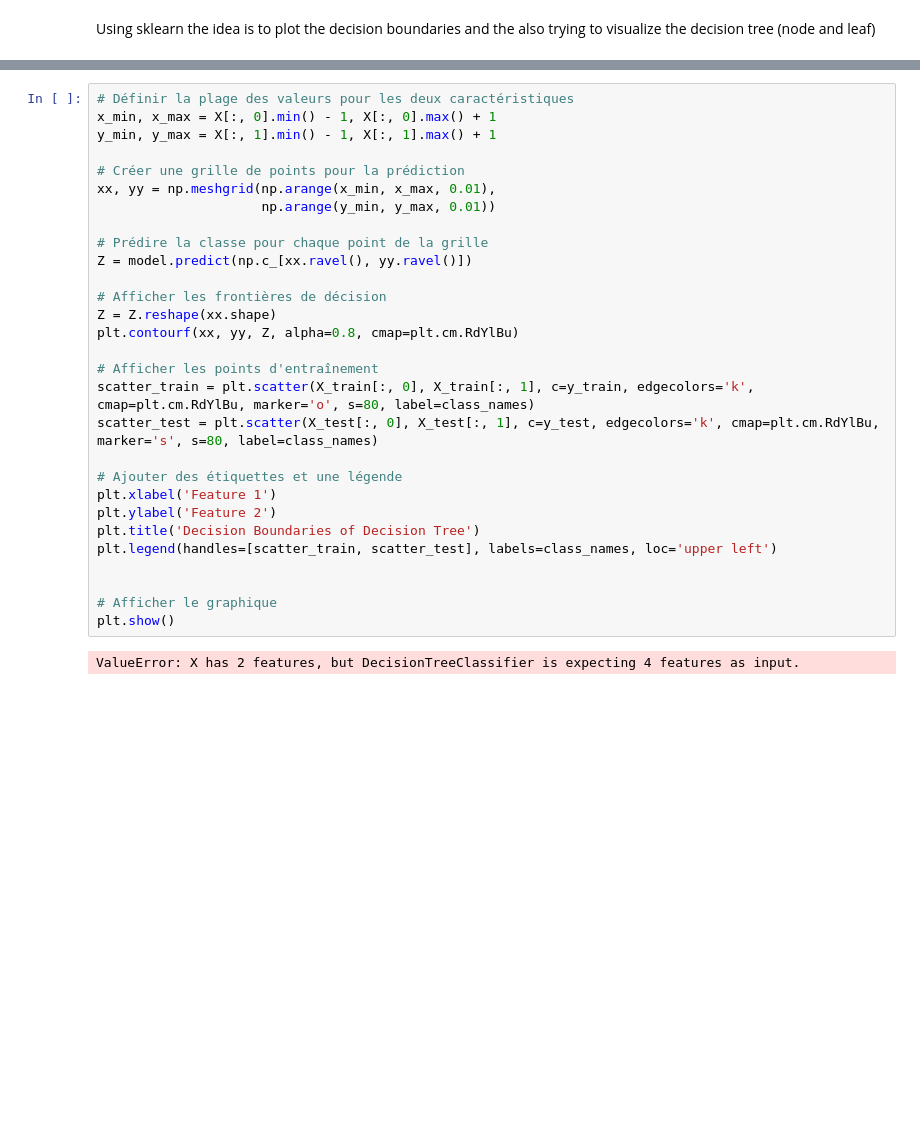
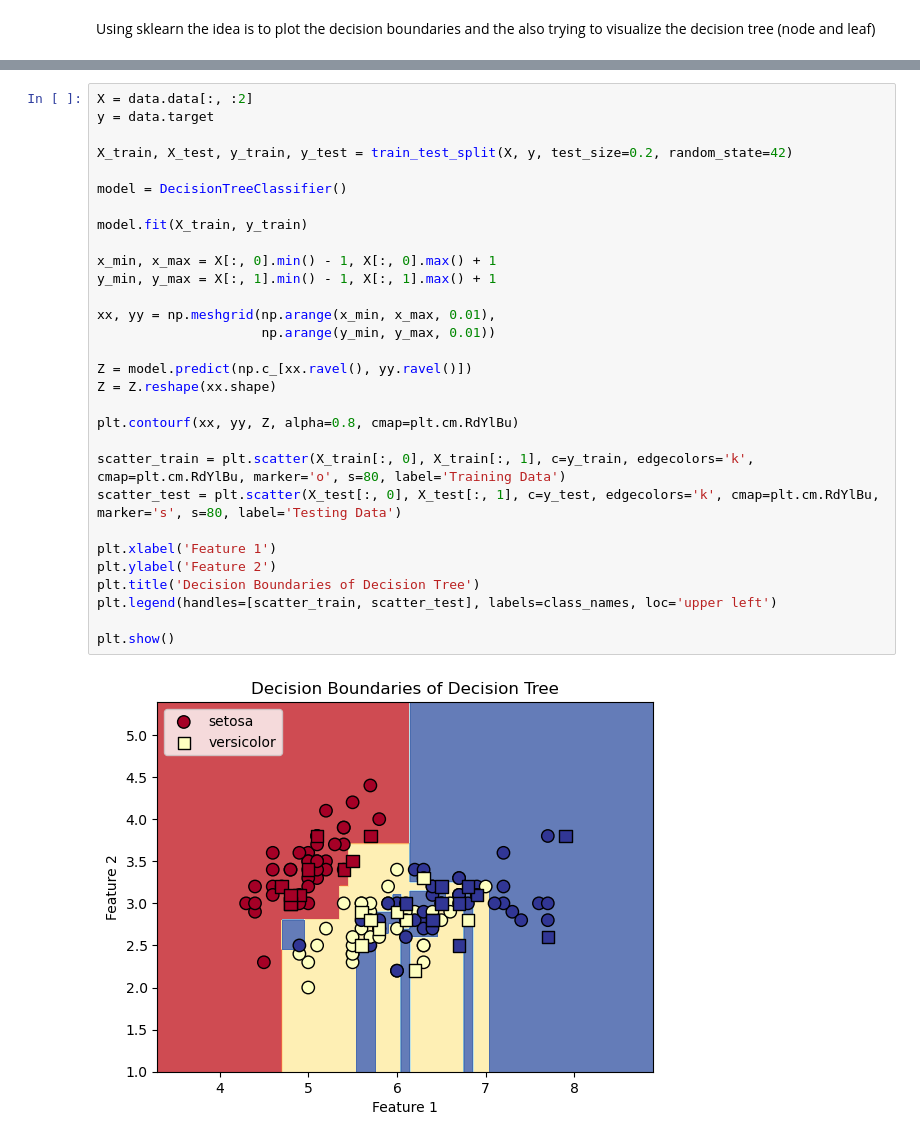
Before and after one commit to yannTrm/machine_learning_course, a Jupyter notebook: tp/tp2/decisionTrees.ipynb, the cells around one changed output, grey strips where cells are left out. Cells and saved outputs as stored; diff of their text form; blank space fills up the shorter version.

```diff
--- a/tp/tp2/decisionTrees.ipynb
+++ b/tp/tp2/decisionTrees.ipynb
@@ -254,31 +296,32 @@ plt.show()
 # %%
-# Définir la plage des valeurs pour les deux caractéristiques
+X = data.data[:, :2]
+y = data.target
+
+X_train, X_test, y_train, y_test = train_test_split(X, y, test_size=0.2, random_state=42)
+
+model = DecisionTreeClassifier()
+
+model.fit(X_train, y_train)
+
 x_min, x_max = X[:, 0].min() - 1, X[:, 0].max() + 1
 y_min, y_max = X[:, 1].min() - 1, X[:, 1].max() + 1
 
-# Créer une grille de points pour la prédiction
 xx, yy = np.meshgrid(np.arange(x_min, x_max, 0.01),
                      np.arange(y_min, y_max, 0.01))
 
-# Prédire la classe pour chaque point de la grille
 Z = model.predict(np.c_[xx.ravel(), yy.ravel()])
+Z = Z.reshape(xx.shape)
 
-# Afficher les frontières de décision
-Z = Z.reshape(xx.shape)
 plt.contourf(xx, yy, Z, alpha=0.8, cmap=plt.cm.RdYlBu)
 
-# Afficher les points d'entraînement
-scatter_train = plt.scatter(X_train[:, 0], X_train[:, 1], c=y_train, edgecolors='k', cmap=plt.cm.RdYlBu, marker='o', s=80, label=class_names)
-scatter_test = plt.scatter(X_test[:, 0], X_test[:, 1], c=y_test, edgecolors='k', cmap=plt.cm.RdYlBu, marker='s', s=80, label=class_names)
+scatter_train = plt.scatter(X_train[:, 0], X_train[:, 1], c=y_train, edgecolors='k', cmap=plt.cm.RdYlBu, marker='o', s=80, label='Training Data')
+scatter_test = plt.scatter(X_test[:, 0], X_test[:, 1], c=y_test, edgecolors='k', cmap=plt.cm.RdYlBu, marker='s', s=80, label='Testing Data')
 
-# Ajouter des étiquettes et une légende
 plt.xlabel('Feature 1')
 plt.ylabel('Feature 2')
 plt.title('Decision Boundaries of Decision Tree')
 plt.legend(handles=[scatter_train, scatter_test], labels=class_names, loc='upper left')
 
-
-# Afficher le graphique
 plt.show()
 # %% [output]
-ValueError: X has 2 features, but DecisionTreeClassifier is expecting 4 features as input.
+[figure, added]
```
Also changed, not shown: parts of 6 cells of this notebook, 3 other files.
